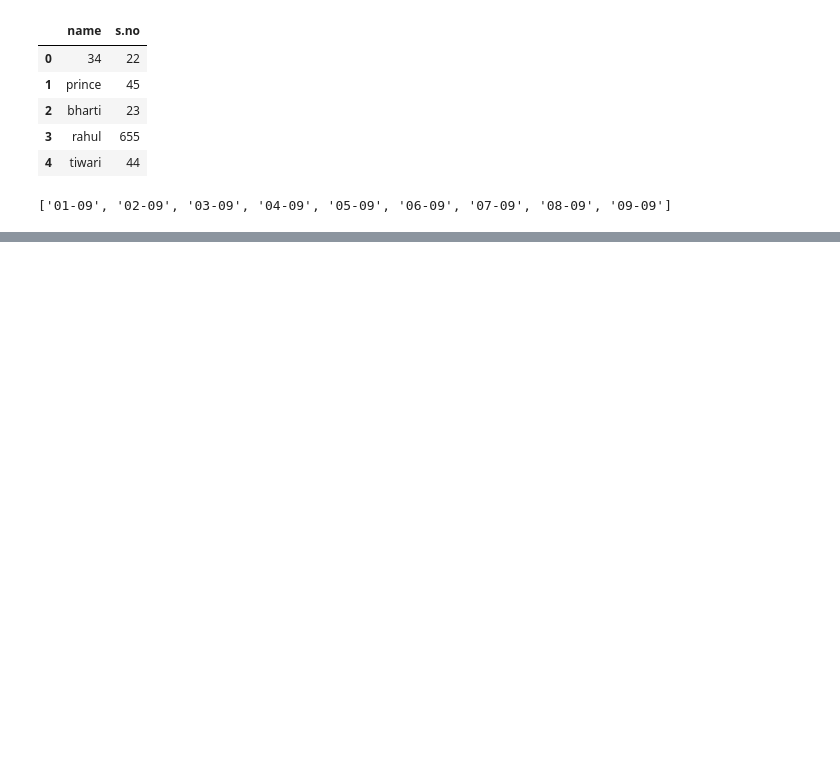
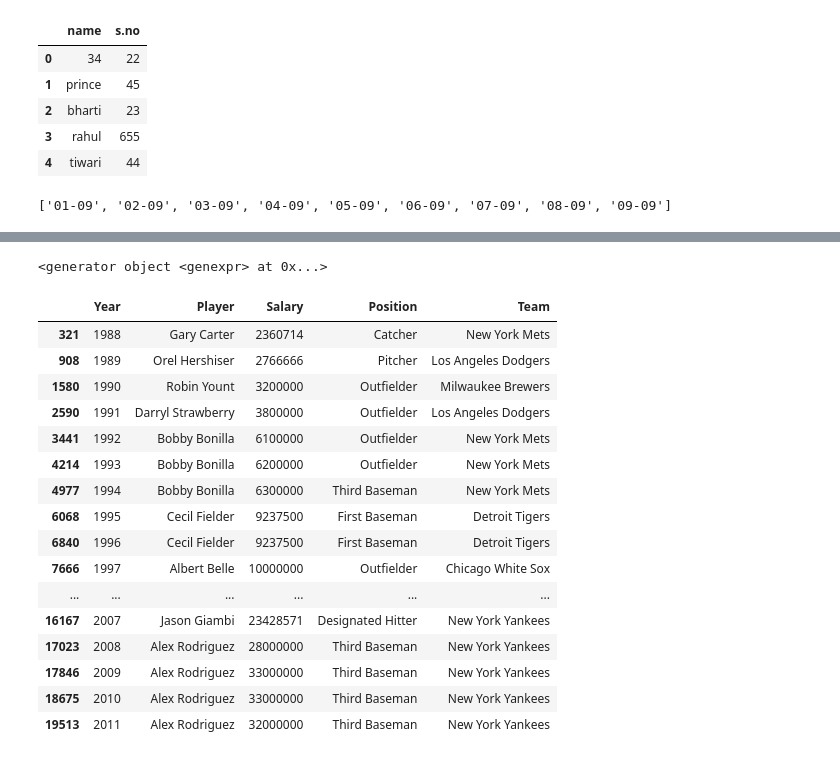
Before and after one commit to princebharti/python_libraries, a Jupyter notebook: practise/pandas-DataFrame data structure practise .ipynb, the cells around one changed output, grey strips where cells are left out. Saved outputs shown, nothing was run; the diff lists cells and outputs as text; code cells hidden in the pictures; blank space fills up the shorter version.

```diff
--- a/practise/pandas-DataFrame data structure practise .ipynb
+++ b/practise/pandas-DataFrame data structure practise .ipynb
@@ -137,0 +244,5 @@ Name: Sex, Length: 1313, dtype: object>
+# %%
+for k,group in grouped:
+    print("the key is :",k)
+    print(group)
+    print("\n\n\n")
@@ -137,0 +267,31 @@ Name: Sex, Length: 1313, dtype: object>
+# %%
+gen=(group.sort_index(ascending=False,by=['Salary'])[:1] for k,group in grouped)
+# %%
+gen
+# %% [output]
+<generator object <genexpr> at 0x...>
+# %%
+newdf=pd.DataFrame()
+
+for line in gen:
+    newdf=newdf.append(line)
+# %%
+newdf
+# %% [output]
+|  | Year | Player | Salary | Position | Team |
+| 321 | 1988 | Gary Carter | 2360714 | Catcher | New York Mets |
+| 908 | 1989 | Orel Hershiser | 2766666 | Pitcher | Los Angeles Dodgers |
+| 1580 | 1990 | Robin Yount | 3200000 | Outfielder | Milwaukee Brewers |
+| 2590 | 1991 | Darryl Strawberry | 3800000 | Outfielder | Los Angeles Dodgers |
+| 3441 | 1992 | Bobby Bonilla | 6100000 | Outfielder | New York Mets |
+| 4214 | 1993 | Bobby Bonilla | 6200000 | Outfielder | New York Mets |
+| 4977 | 1994 | Bobby Bonilla | 6300000 | Third Baseman | New York Mets |
+| 6068 | 1995 | Cecil Fielder | 9237500 | First Baseman | Detroit Tigers |
+| 6840 | 1996 | Cecil Fielder | 9237500 | First Baseman | Detroit Tigers |
+| 7666 | 1997 | Albert Belle | 10000000 | Outfielder | Chicago White Sox |
+| ... | ... | ... | ... | ... | ... |
+| 16167 | 2007 | Jason Giambi | 23428571 | Designated Hitter | New York Yankees |
+| 17023 | 2008 | Alex Rodriguez | 28000000 | Third Baseman | New York Yankees |
+| 17846 | 2009 | Alex Rodriguez | 33000000 | Third Baseman | New York Yankees |
+| 18675 | 2010 | Alex Rodriguez | 33000000 | Third Baseman | New York Yankees |
+| 19513 | 2011 | Alex Rodriguez | 32000000 | Third Baseman | New York Yankees |
```
Also changed, not shown: parts of 28 cells of this notebook, 7 other files.
